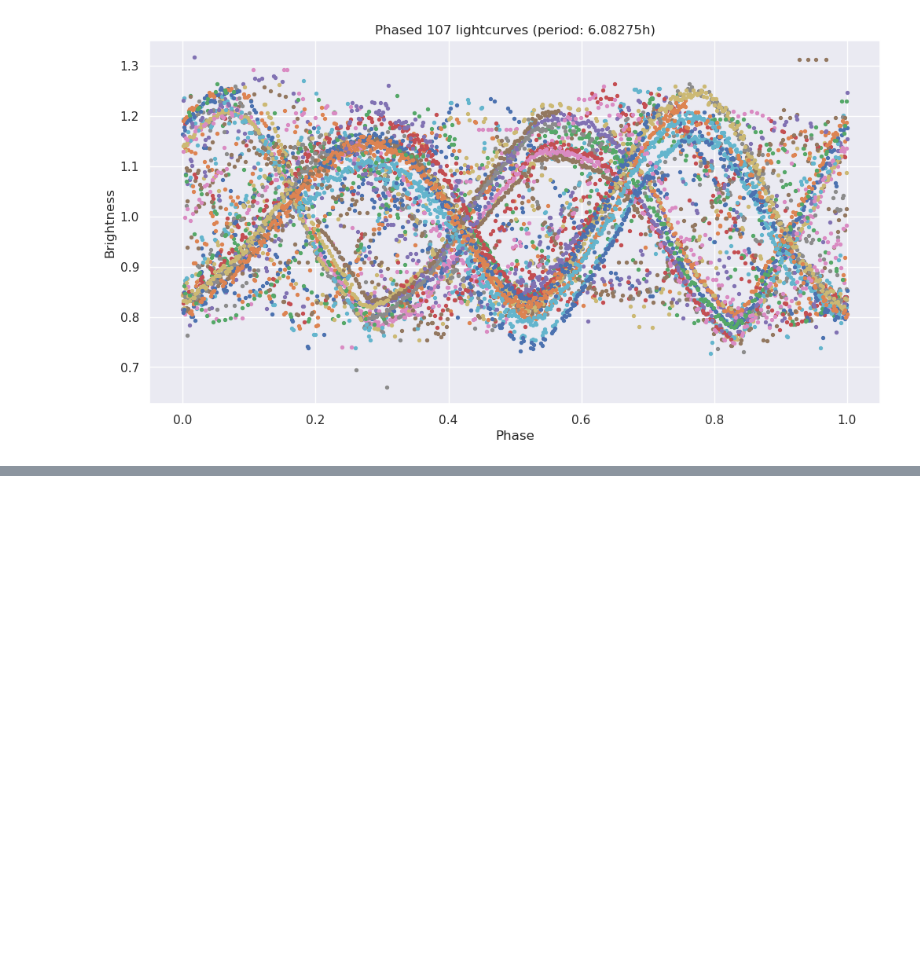
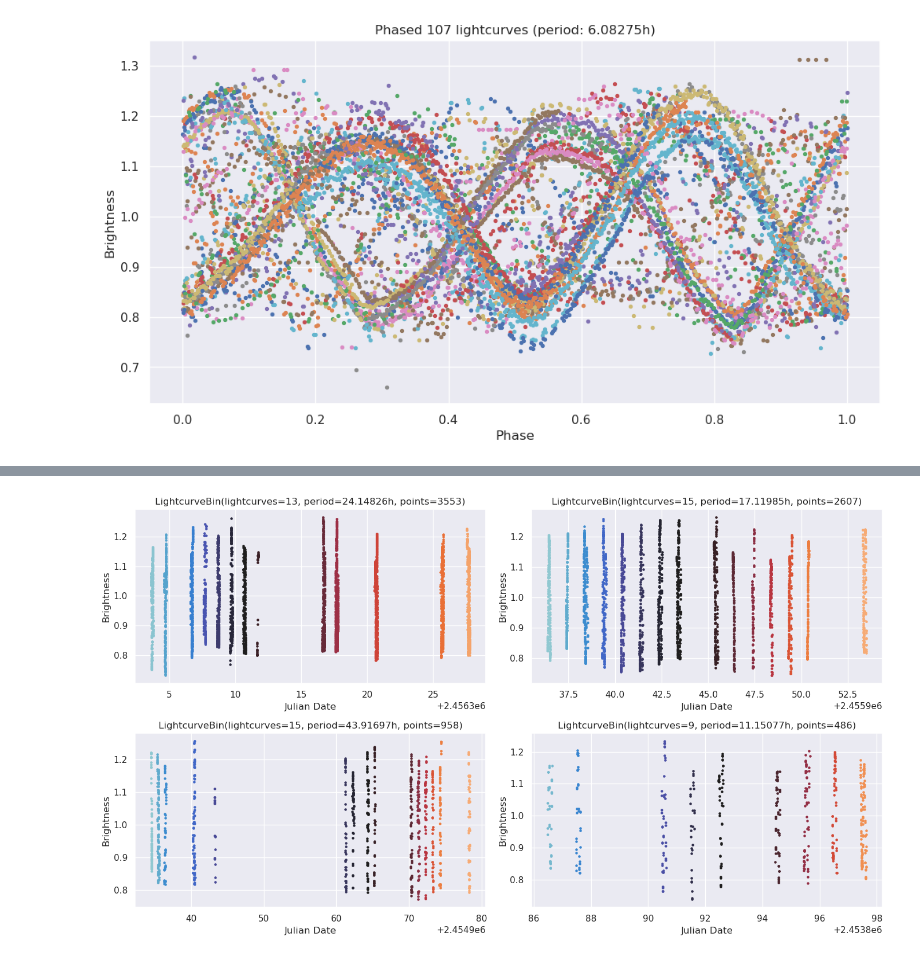
Before and after one commit to Vosloo/asteroid-lightcurves, a Jupyter notebook: notebooks/stats.ipynb, the cells around one changed output, grey strips where cells are left out. Saved outputs shown, nothing was run; the diff lists cells and outputs as text; code cells hidden in the pictures; blank space fills up the shorter version.

```diff
--- a/notebooks/stats.ipynb
+++ b/notebooks/stats.ipynb
@@ -133,0 +161,6 @@ LightcurveBin(lightcurves=13, period=24.14826h, points=3553)
+# %%
+top_4_bins = bins[:4]
+
+lightcurve_plotter.plot_bins_on_grid((2, 2), top_4_bins)
+# %% [output]
+[figure, added]
```
Also changed, not shown: parts of 6 cells of this notebook, 7 other files.
